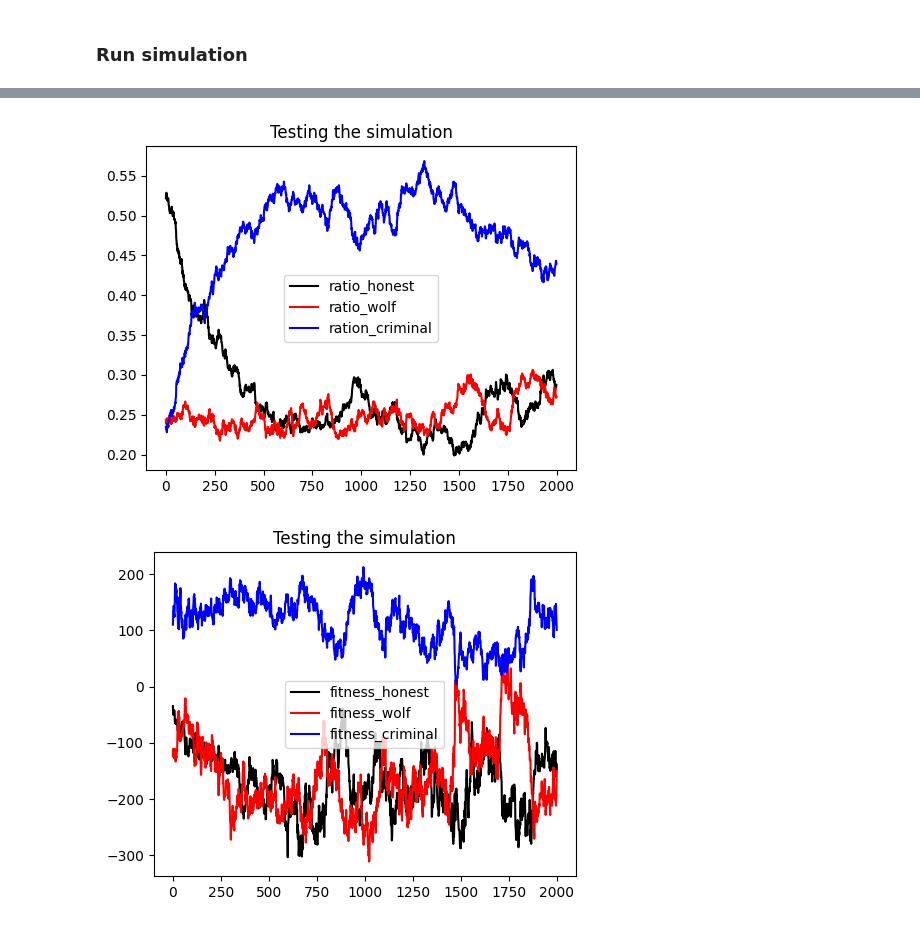
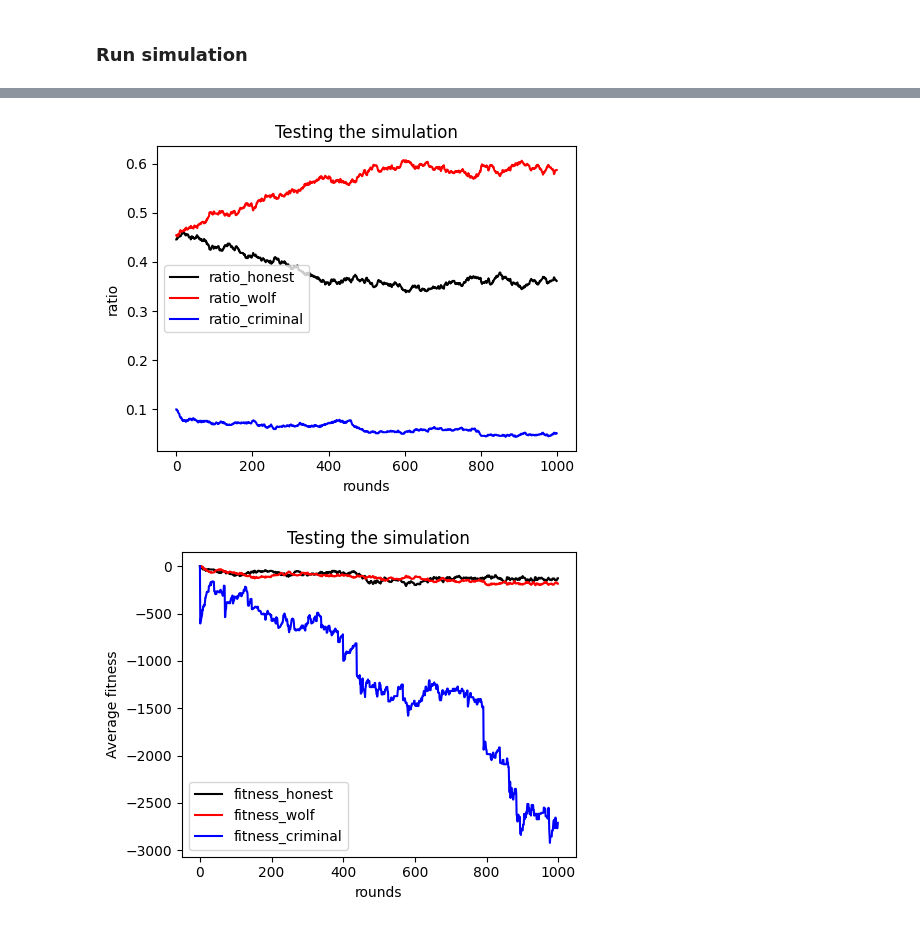
Before and after one commit to LouisWW/criminal_network_analysis, a Jupyter notebook: src/results/notebooks/Sim_mart_vaq_res.ipynb, the cells around one changed output, grey strips where cells are left out. Cells and saved outputs as stored; diff of their text form; code cells hidden in the pictures.

```diff
--- a/src/results/notebooks/Sim_mart_vaq_res.ipynb
+++ b/src/results/notebooks/Sim_mart_vaq_res.ipynb
@@ -228,28 +219,42 @@ ax_1 = plotter.plot_lines(
 gt_network = NetworkConverter.nx_to_gt(nx_network)
 simulators = SimMartVaq(
     network=gt_network,
-    ratio_honest=0.7,
-    ratio_wolf=0.1,
+    ratio_honest=0.45,
+    ratio_wolf=0.45,
+    delta=-10,  # no acting for wolfs
+    gamma=0.5,
+    tau=0,  # no fintess sharing between wolfd to criminal
     beta_s=5000,
     beta_h=10000,
-    beta_c=5000,
+    beta_c=10,
+    c_c=0,  # no benefits from criminals/ they still act
+    r_c=10,
+    c_w=10,
+    r_w=10,
+    mutation_prob=-0.1,  # only fermi function
 )
-network, data_collector = simulators.play(network=simulators.network, rounds=2000)
+network, data_collector = simulators.play(
+    network=simulators.network, rounds=1000, radius=3
+)
 # %%
 # Show the data
 ax_0 = plotter.plot_lines(
     dict_data=data_collector,
-    data_to_plot=["ratio_honest", "ratio_wolf", "ration_criminal"],
+    data_to_plot=["ratio_honest", "ratio_wolf", "ratio_criminal"],
     title="Testing the simulation",
+    xlabel="rounds",
+    ylabel="ratio",
 )
 # %% [output]
-[figure, old version]
+[figure, new version]
 # %%
 ax_1 = plotter.plot_lines(
     dict_data=data_collector,
     data_to_plot=["fitness_honest", "fitness_wolf", "fitness_criminal"],
     title="Testing the simulation",
+    xlabel="rounds",
+    ylabel="Average fitness",
 )
 plt.show()
 # %% [output]
-[figure, old version]
+[figure, new version]
```
Also changed, not shown: parts of 10 cells of this notebook, 3 other files.
